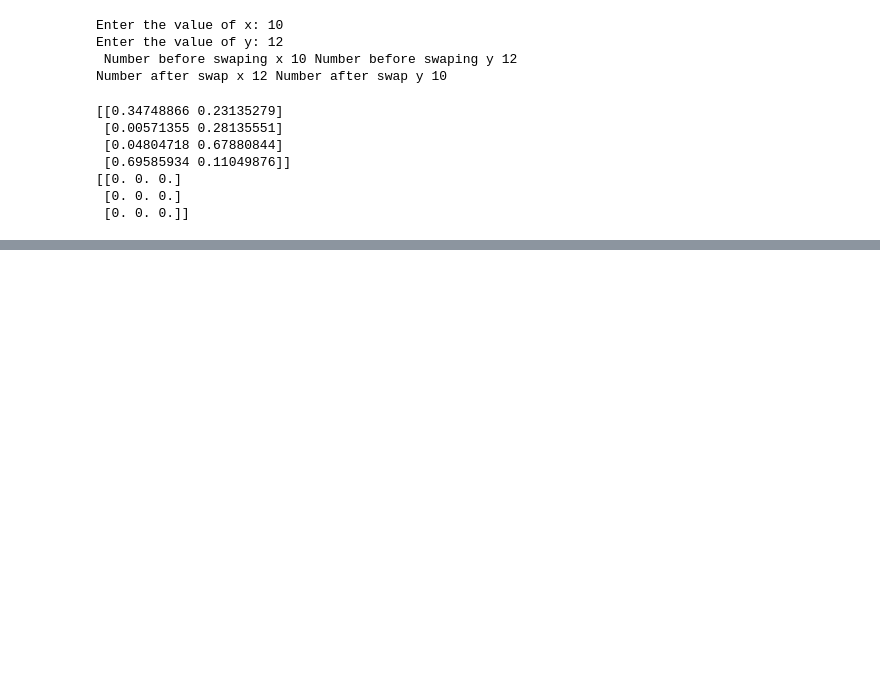
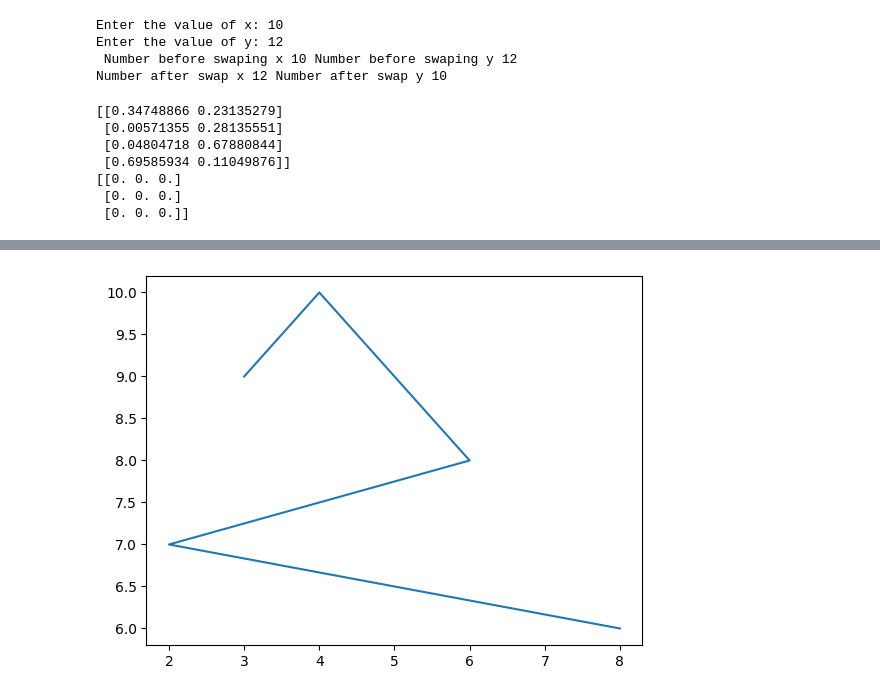
Before and after one commit to AmitK0105/AmitK0105, a Jupyter notebook: Untitled1.ipynb, the cells around one changed output, grey strips where cells are left out. Cells and saved outputs as stored; diff of their text form; code cells hidden in the pictures; blank space fills up the shorter version.

```diff
--- a/Untitled1.ipynb
+++ b/Untitled1.ipynb
@@ -107,0 +117,10 @@ No_of_people_voted = []
+# %%
+# Question - 11
+import matplotlib.pyplot as plt
+#import numpy as np
+x_axis= [3, 4, 6, 2, 8]
+y_axis= [9,10,8,7,6]
+plt.plot(x_axis, y_axis)
+plt.show()
+# %% [output]
+[figure, added]
```
Also changed, not shown: parts of 6 cells of this notebook.
